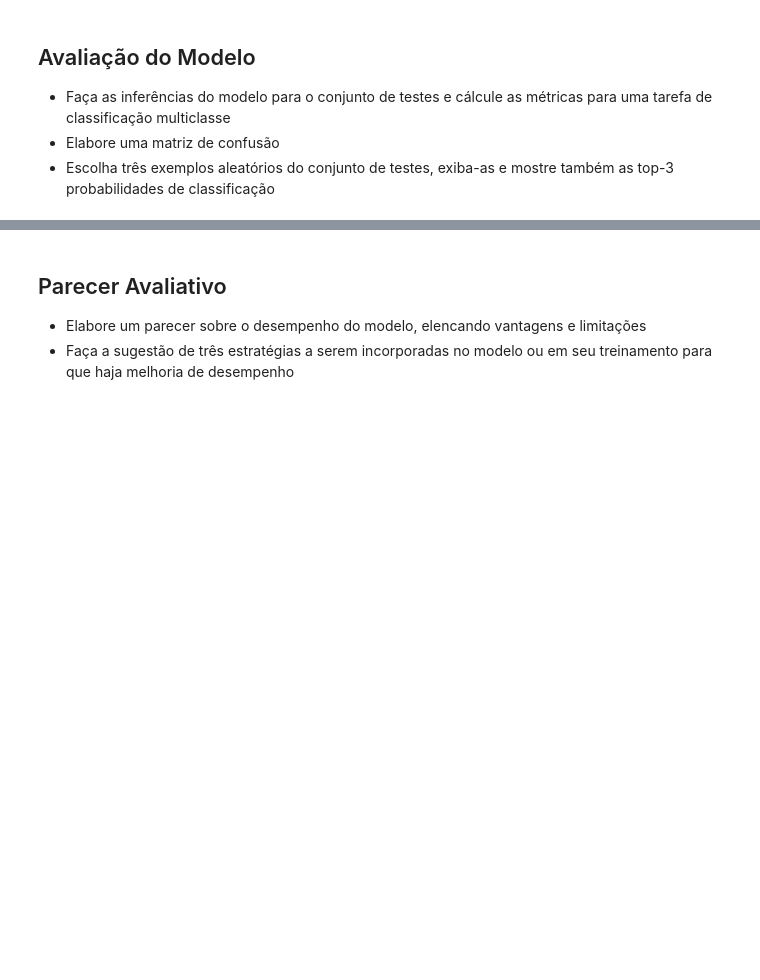
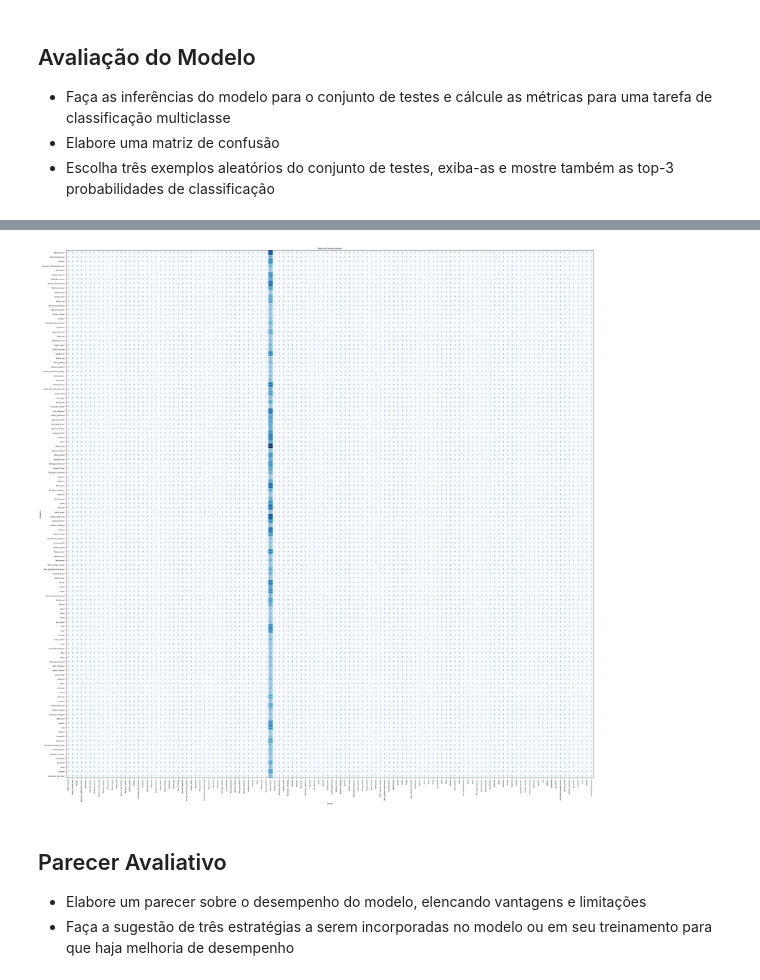
Before and after one commit to flavia-segadilha/cnn-stanford_dogs, a Jupyter notebook: Topicos1_2026_1_Tarefa3.ipynb, the cells around one changed output, grey strips where cells are left out. Drawn from its saved outputs; the diff is of its cells as text; code cells hidden in the pictures; blank space fills up the shorter version.

```diff
--- a/Topicos1_2026_1_Tarefa3.ipynb
+++ b/Topicos1_2026_1_Tarefa3.ipynb
@@ -242,12 +244,4 @@ optimizer = optim.SGD(model.parameters(), lr=aprendizado, momentum=momentum)
 # %%
-csv_file_path = "training_metrics_gpu.csv"
-device = torch.device("cuda" if torch.cuda.is_available() else "cpu")
-model = model.to(device)
-
-with open(csv_file_path, mode="w", newline='') as file:
-    writer = csv.writer(file)
-    writer.writerow(["Epoch", "Loss", "Accuracy"])
-
 for epoch in range(epocas):
     model.train()
     running_loss = 0.0
@@ -271,9 +265,7 @@ for epoch in range(epocas):
     epoch_loss = running_loss / len(train_dataset)
     epoch_accuracy = 100. * correct / total
 
-    with open(csv_file_path, mode="a", newline='') as file:
-        writer = csv.writer(file)
-        writer.writerow([epoch + 1, epoch_loss, epoch_accuracy])
+    pd.DataFrame([[epoch + 1, epoch_loss, epoch_accuracy]], columns=["Epoch", "Loss", "Accuracy"]).to_csv(csv_file_path, mode='a', header=False, index=False)
 
     print(f"Epoch {epoch + 1}/{epocas}, Loss: {epoch_loss:.4f}, Accuracy: {epoch_accuracy:.2f}%")
 # %% [output]
@@ -333,0 +328,5 @@ Não, o treinamento não foi nada eficiente, pois a função de perda se manteve
+# %%
+model_carregado = AlexNet(dog_classes=120) ## carregando
+model_carregado.load_state_dict(torch.load("alexnet_dogs.pth", map_location=device))
+model_carregado = model_carregado.to(device)
+model_carregado.eval()
@@ -337,3 +354,17 @@ Não, o treinamento não foi nada eficiente, pois a função de perda se manteve
 - Faça as inferências do modelo para o conjunto de testes e cálcule as métricas para uma tarefa de classificação multiclasse
 - Elabore uma matriz de confusão
 - Escolha três exemplos aleatórios do conjunto de testes, exiba-as e mostre também as top-3 probabilidades de classificação
+# %%
+pred = []
+label = []
+
+model_carregado.eval()
+with torch.no_grad():
+    for inputs, labels in test_load:
+        inputs = inputs.to(device)
+        outputs = model_carregado(inputs)
+        _, predicted = outputs.max(1)
+        pred.extend(predicted.cpu().numpy())
+        label.extend(labels.cpu().numpy())
+
+print(classification_report(label, pred, target_names=test_dataset.classes))
@@ -340,3 +389,18 @@ Não, o treinamento não foi nada eficiente, pois a função de perda se manteve
+# %%
+## melhorar a visualização da matriz de confusão, já que são 120 classes.
+## tentei deixar mais legível mas as labels ainda estão pequenas.
+
+cm = confusion_matrix(label, pred)
+plt.figure(figsize=(40, 40))
+disp = ConfusionMatrixDisplay(confusion_matrix=cm, display_labels=test_dataset.classes)
+disp.plot(cmap='Blues', values_format='d', ax=plt.gca(), xticks_rotation=90, colorbar=False)
+plt.title('Matriz de Confusão AlexNet')
+plt.xlabel('Previsto')
+plt.ylabel('Verdadeiro')
+plt.savefig('matriz_confusao.png', dpi=200)
+plt.show()
+# %% [output]
+[figure, added]
 # %% [markdown]
 ## Parecer Avaliativo
 
```
Also changed, not shown: parts of 9 cells of this notebook.
